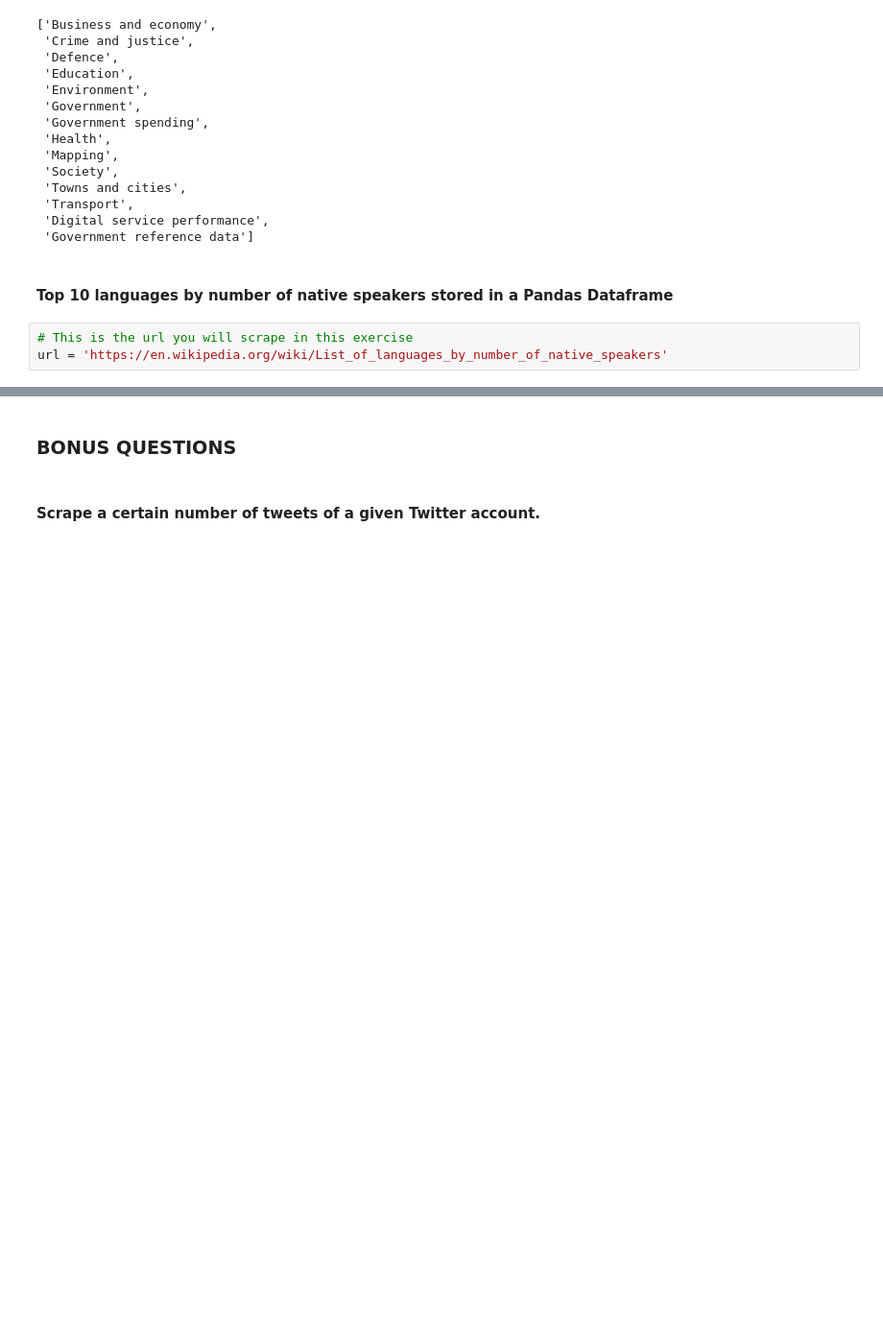
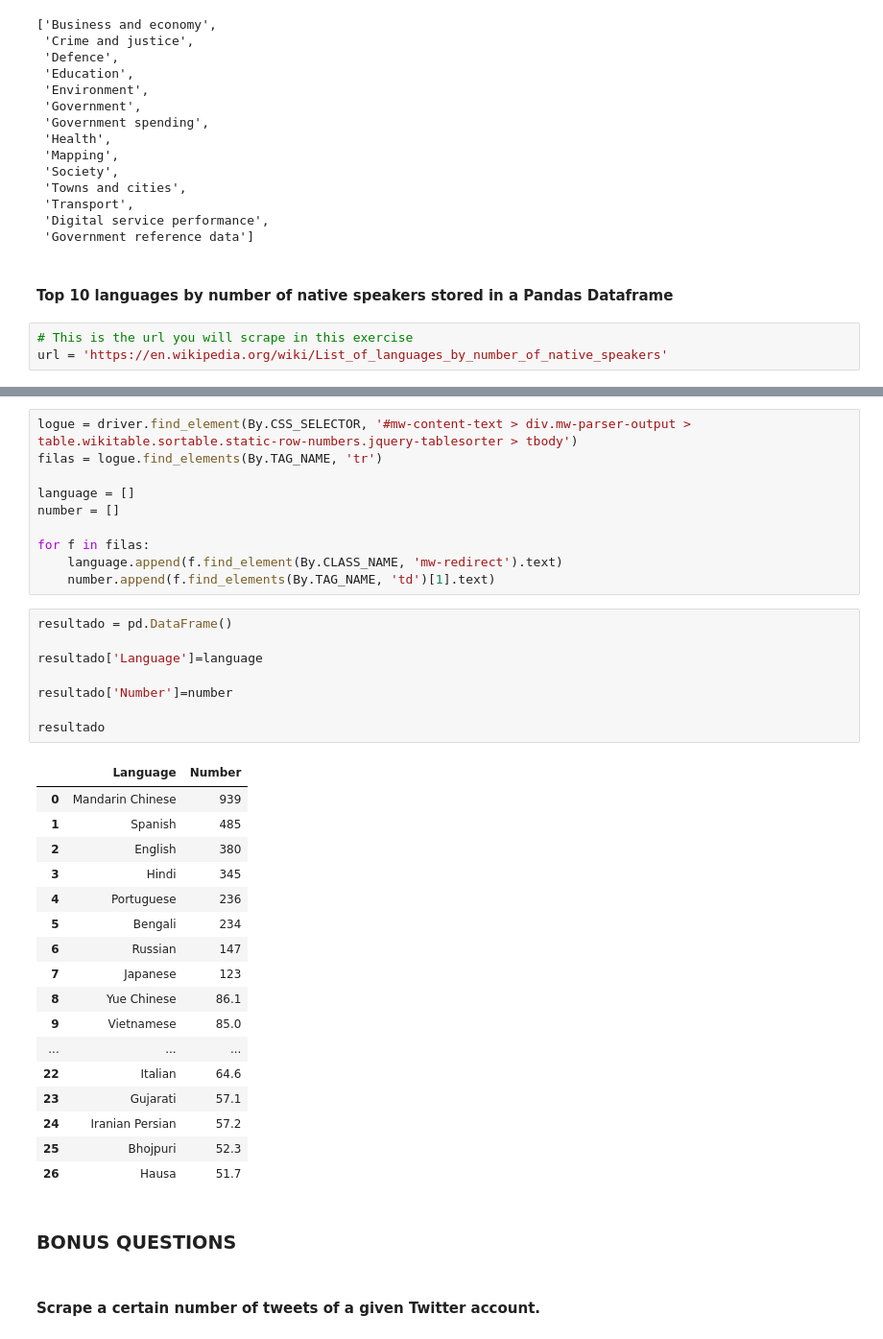
Before and after one commit to Ironhack-Data-Madrid-Abril-2023/4.3-lab_web_scraping_selenium, a Jupyter notebook: your-code/main.ipynb, the cells around one changed output, grey strips where cells are left out. Shown at 96% size. Saved outputs shown, nothing was run; the diff lists cells and outputs as text; blank space fills up the shorter version.

```diff
--- a/your-code/main.ipynb
+++ b/your-code/main.ipynb
@@ -378,3 +465,39 @@ url = 'https://en.wikipedia.org/wiki/List_of_languages_by_number_of_native_speak
+# %%
+logue = driver.find_element(By.CSS_SELECTOR, '#mw-content-text > div.mw-parser-output > table.wikitable.sortable.static-row-numbers.jquery-tablesorter > tbody')
+filas = logue.find_elements(By.TAG_NAME, 'tr')
+
+language = []
+number = []
+
+for f in filas:
+    language.append(f.find_element(By.CLASS_NAME, 'mw-redirect').text)
+    number.append(f.find_elements(By.TAG_NAME, 'td')[1].text)
+# %%
+resultado = pd.DataFrame()
+
+resultado['Language']=language
+
+resultado['Number']=number
+
+resultado
+# %% [output]
+|  | Language | Number |
+| 0 | Mandarin Chinese | 939 |
+| 1 | Spanish | 485 |
+| 2 | English | 380 |
+| 3 | Hindi | 345 |
+| 4 | Portuguese | 236 |
+| 5 | Bengali | 234 |
+| 6 | Russian | 147 |
+| 7 | Japanese | 123 |
+| 8 | Yue Chinese | 86.1 |
+| 9 | Vietnamese | 85.0 |
+| ... | ... | ... |
+| 22 | Italian | 64.6 |
+| 23 | Gujarati | 57.1 |
+| 24 | Iranian Persian | 57.2 |
+| 25 | Bhojpuri | 52.3 |
+| 26 | Hausa | 51.7 |
 # %% [markdown]
 ### BONUS QUESTIONS
 # %% [markdown]
```
Also changed, not shown: parts of 16 cells of this notebook.
